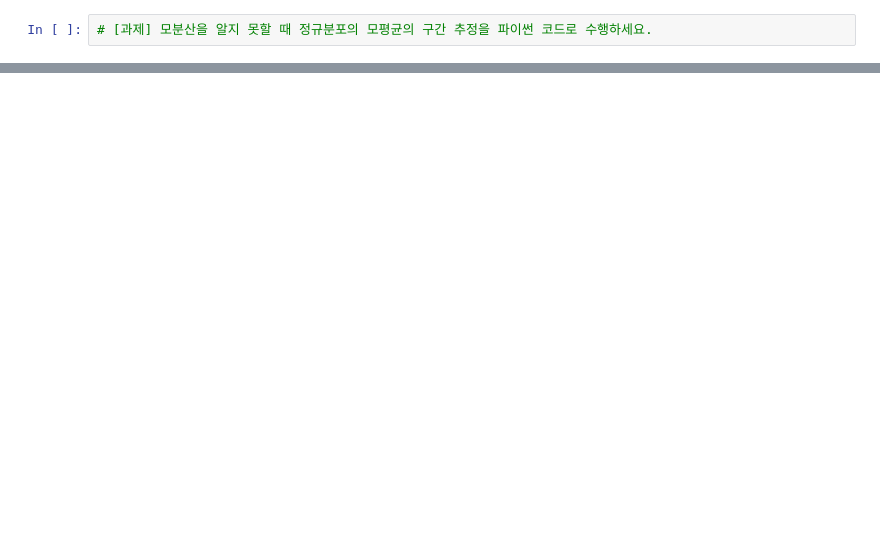
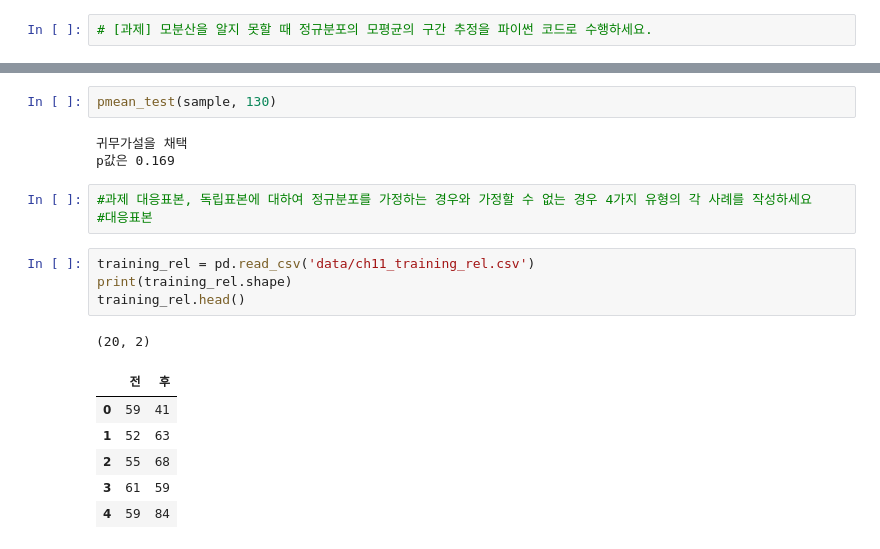
Before and after one commit to HyeonuJeong/Mycakd5, a Jupyter notebook: m3_통계/stat5.ipynb, the cells around one changed output, grey strips where cells are left out. Saved outputs shown, nothing was run; the diff lists cells and outputs as text; blank space fills up the shorter version.

```diff
--- a/m3_통계/stat5.ipynb
+++ b/m3_통계/stat5.ipynb
@@ -34,0 +306,20 @@ rv.isf(0.95)
+# %%
+pmean_test(sample, 130)
+# %% [output]
+귀무가설을 채택
+p값은 0.169
+# %%
+#과제 대응표본, 독립표본에 대하여 정규분포를 가정하는 경우와 가정할 수 없는 경우 4가지 유형의 각 사례를 작성하세요
+#대응표본
+# %%
+training_rel = pd.read_csv('data/ch11_training_rel.csv')
+print(training_rel.shape)
+training_rel.head()
+# %% [output]
+(20, 2)
+|  | 전 | 후 |
+| 0 | 59 | 41 |
+| 1 | 52 | 63 |
+| 2 | 55 | 68 |
+| 3 | 61 | 59 |
+| 4 | 59 | 84 |
```
Also changed, not shown: parts of 32 cells of this notebook, 6 other files.
